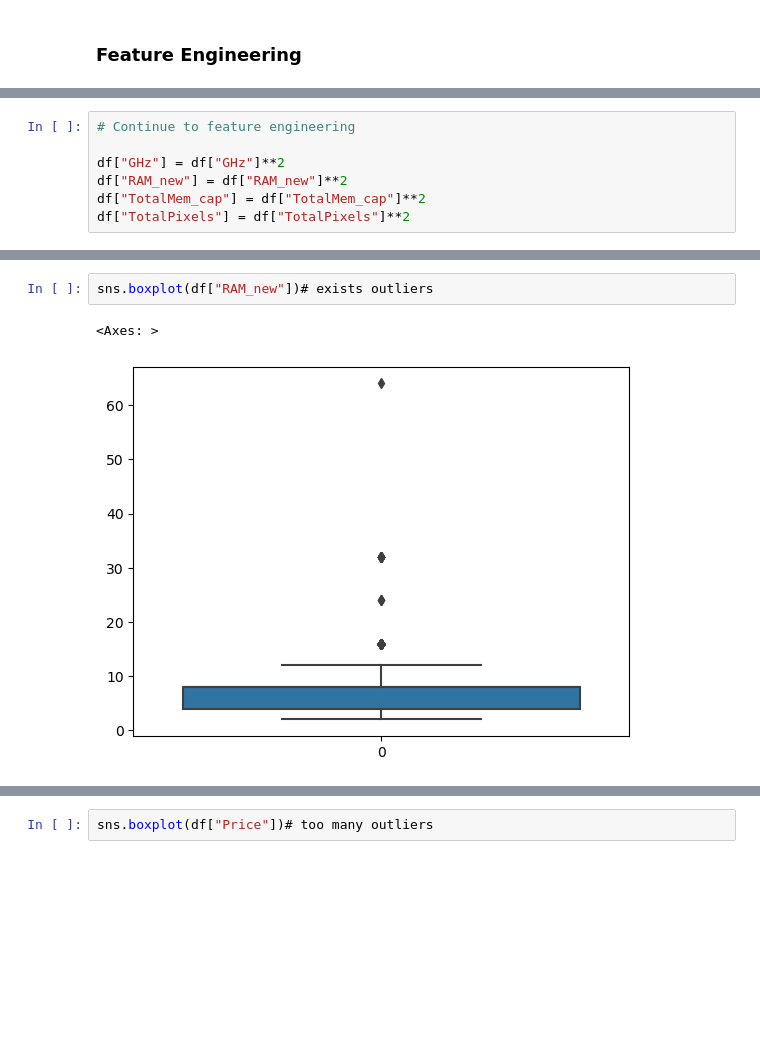
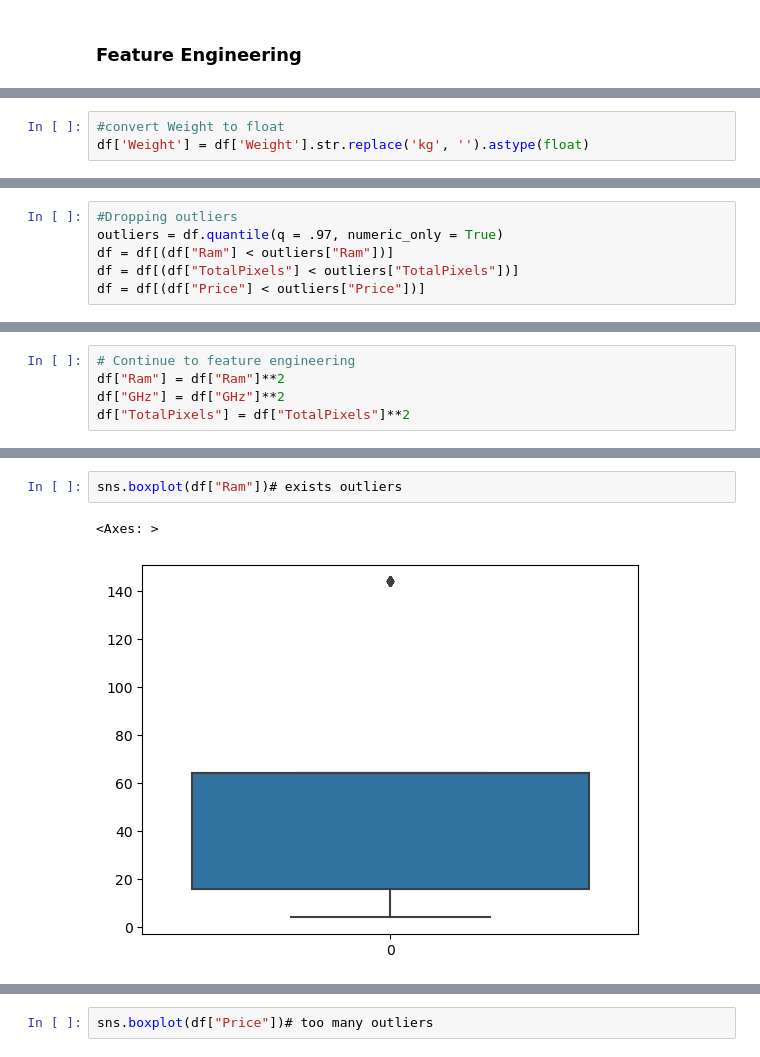
Before and after one commit to ramazannbilen/AI-machine-learning, a Jupyter notebook: Assignments/Laptop Price Prediction/Laptop_price_prediction.ipynb, the cells around one changed output, grey strips where cells are left out. Drawn from its saved outputs; the diff is of its cells as text; blank space fills up the shorter version.

```diff
--- a/Assignments/Laptop Price Prediction/Laptop_price_prediction.ipynb
+++ b/Assignments/Laptop Price Prediction/Laptop_price_prediction.ipynb
@@ -359,0 +611,3 @@ df['Gpu_brand'] = df['Gpu'].str.split().str[0]
+# %%
+#convert Weight to float
+df['Weight'] = df['Weight'].str.replace('kg', '').astype(float)
@@ -380,11 +645,4 @@ Gpu_brand           0
 dtype: int64
-# %%
-# Continue to feature engineering
-
-df["GHz"] = df["GHz"]**2
-df["RAM_new"] = df["RAM_new"]**2
-df["TotalMem_cap"] = df["TotalMem_cap"]**2
-df["TotalPixels"] = df["TotalPixels"]**2
 # %%
 # Analysis of Outliers
 # (Addition of new columns in the feature engineering step causes taking analysis of outlier into this step)
@@ -402,0 +666,6 @@ df.describe()
+# %%
+#Dropping outliers
+outliers = df.quantile(q = .97, numeric_only = True)
+df = df[(df["Ram"] < outliers["Ram"])]
+df = df[(df["TotalPixels"] < outliers["TotalPixels"])]
+df = df[(df["Price"] < outliers["Price"])]
@@ -403 +684,6 @@ df.describe()
+# %%
+# Continue to feature engineering
+df["Ram"] = df["Ram"]**2
+df["GHz"] = df["GHz"]**2
+df["TotalPixels"] = df["TotalPixels"]**2
 # %%
@@ -420,9 +700,9 @@ Inches          0.068197
 Name: Price, dtype: float64
 # %%
-sns.boxplot(df["RAM_new"])# exists outliers
+sns.boxplot(df["Ram"])# exists outliers
 # %% [output]
 <Axes: >
-[figure, old version]
+[figure, new version]
 # %%
 sns.boxplot(df["TotalPixels"])# exists outliers
 # %% [output]
```
Also changed, not shown: parts of 62 cells of this notebook.
